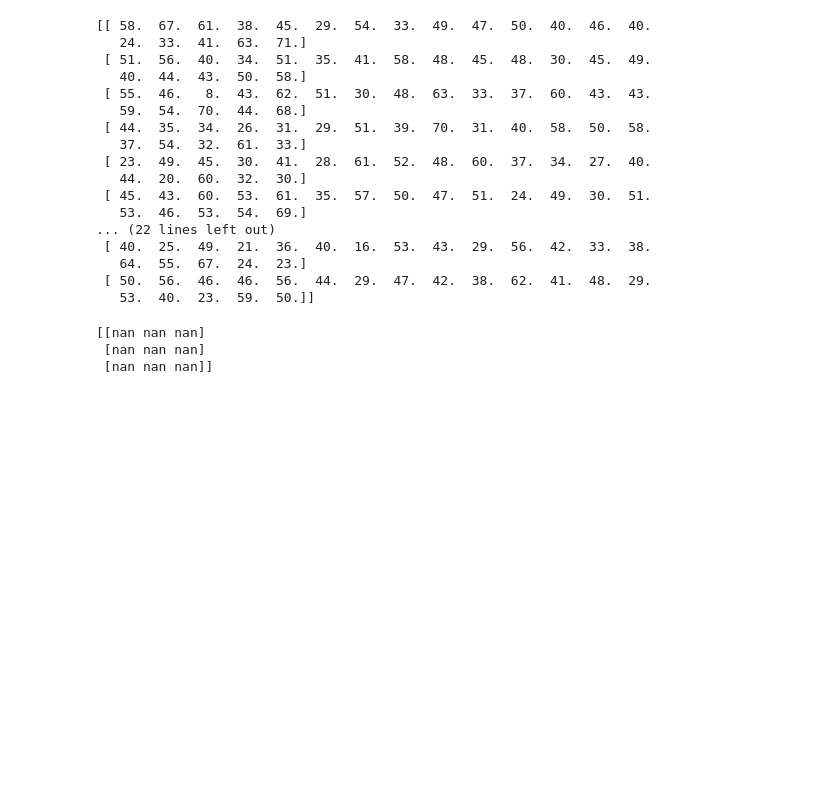
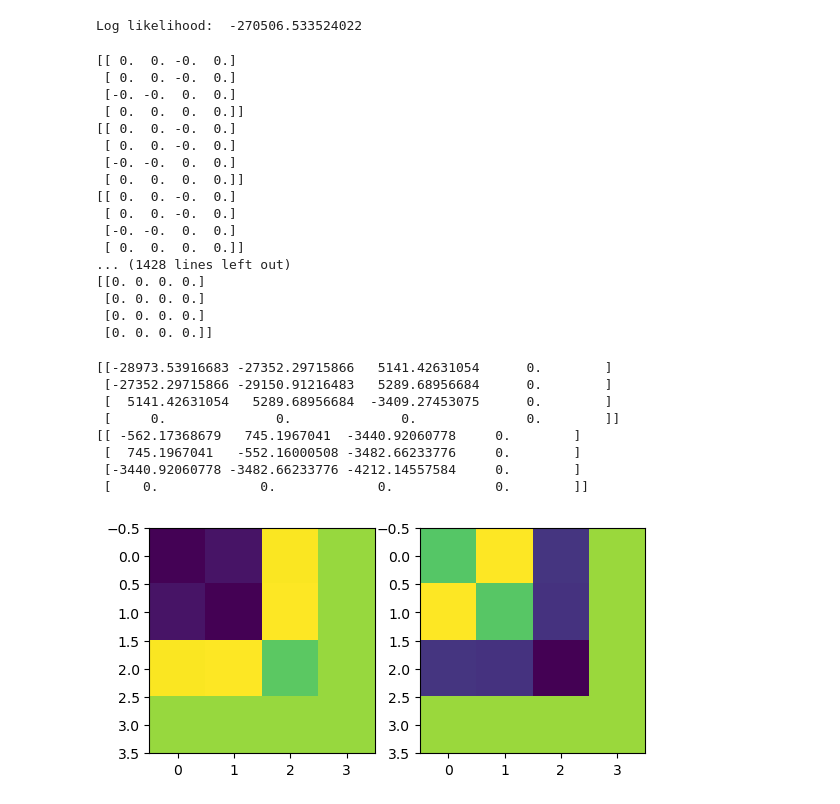
Before and after one commit to cwseitz/DNAFlex, a Jupyter notebook: DNAFlex/examples/hessian.ipynb, the cells around one changed output. Cells and saved outputs as stored; diff of their text form; code cells hidden in the pictures; blank space fills up the shorter version.

```diff
--- a/DNAFlex/examples/hessian.ipynb
+++ b/DNAFlex/examples/hessian.ipynb
@@ -29,29 +30,47 @@ I0=500.0
+# %%
+x0,y0,sigma,N0 = 10.0,10.0,1.0,1000.0 #parameter guess
+theta = np.array([x0,y0,sigma,N0,eta,texp])
+counts = np.round(adu/gain).astype(int)
+ll = loglike(theta,counts)
+print('Log likelihood: ',ll)
+# %% [output]
+Log likelihood:  -270506.533524022
 # %%
-theta = np.array([4.0,4.0,1.0])
-counts = np.round(adu/gain)
-print(counts)
-Hb = hessian_analytical(theta,counts)
+A, B = hessian_analytical(theta,counts)
+H1 = A + B
+H2 = hessian_autograd(theta,counts)
 # %% [output]
-[[ 58.  67.  61.  38.  45.  29.  54.  33.  49.  47.  50.  40.  46.  40.
-   24.  33.  41.  63.  71.]
- [ 51.  56.  40.  34.  51.  35.  41.  58.  48.  45.  48.  30.  45.  49.
-   40.  44.  43.  50.  58.]
- [ 55.  46.   8.  43.  62.  51.  30.  48.  63.  33.  37.  60.  43.  43.
-   59.  54.  70.  44.  68.]
- [ 44.  35.  34.  26.  31.  29.  51.  39.  70.  31.  40.  58.  50.  58.
-   37.  54.  32.  61.  33.]
- [ 23.  49.  45.  30.  41.  28.  61.  52.  48.  60.  37.  34.  27.  40.
-   44.  20.  60.  32.  30.]
- [ 45.  43.  60.  53.  61.  35.  57.  50.  47.  51.  24.  49.  30.  51.
-   53.  46.  53.  54.  69.]
-... (22 lines left out)
- [ 40.  25.  49.  21.  36.  40.  16.  53.  43.  29.  56.  42.  33.  38.
-   64.  55.  67.  24.  23.]
- [ 50.  56.  46.  46.  56.  44.  29.  47.  42.  38.  62.  41.  48.  29.
-   53.  40.  23.  59.  50.]]
+[[ 0.  0. -0.  0.]
+ [ 0.  0. -0.  0.]
+ [-0. -0.  0.  0.]
+ [ 0.  0.  0.  0.]]
+[[ 0.  0. -0.  0.]
+ [ 0.  0. -0.  0.]
+ [-0. -0.  0.  0.]
+ [ 0.  0.  0.  0.]]
+[[ 0.  0. -0.  0.]
+ [ 0.  0. -0.  0.]
+ [-0. -0.  0.  0.]
+ [ 0.  0.  0.  0.]]
+... (1428 lines left out)
+[[0. 0. 0. 0.]
+ [0. 0. 0. 0.]
+ [0. 0. 0. 0.]
+ [0. 0. 0. 0.]]
-# %%
-print(Hb)
-# %% [output]
-[[nan nan nan]
- [nan nan nan]
- [nan nan nan]]
+# %%
+print(A)
+print(B)
+fig, ax = plt.subplots(1,2)
+ax[0].imshow(A)
+ax[1].imshow(B)
+plt.show()
+# %% [output]
+[[-28973.53916683 -27352.29715866   5141.42631054      0.        ]
+ [-27352.29715866 -29150.91216483   5289.68956684      0.        ]
+ [  5141.42631054   5289.68956684  -3409.27453075      0.        ]
+ [     0.              0.              0.              0.        ]]
+[[ -562.17368679   745.1967041  -3440.92060778     0.        ]
+ [  745.1967041   -552.16000508 -3482.66233776     0.        ]
+ [-3440.92060778 -3482.66233776 -4212.14557584     0.        ]
+ [    0.             0.             0.             0.        ]]
+[figure, added]
```
Also changed, not shown: parts of 4 cells of this notebook, 8 other files.
